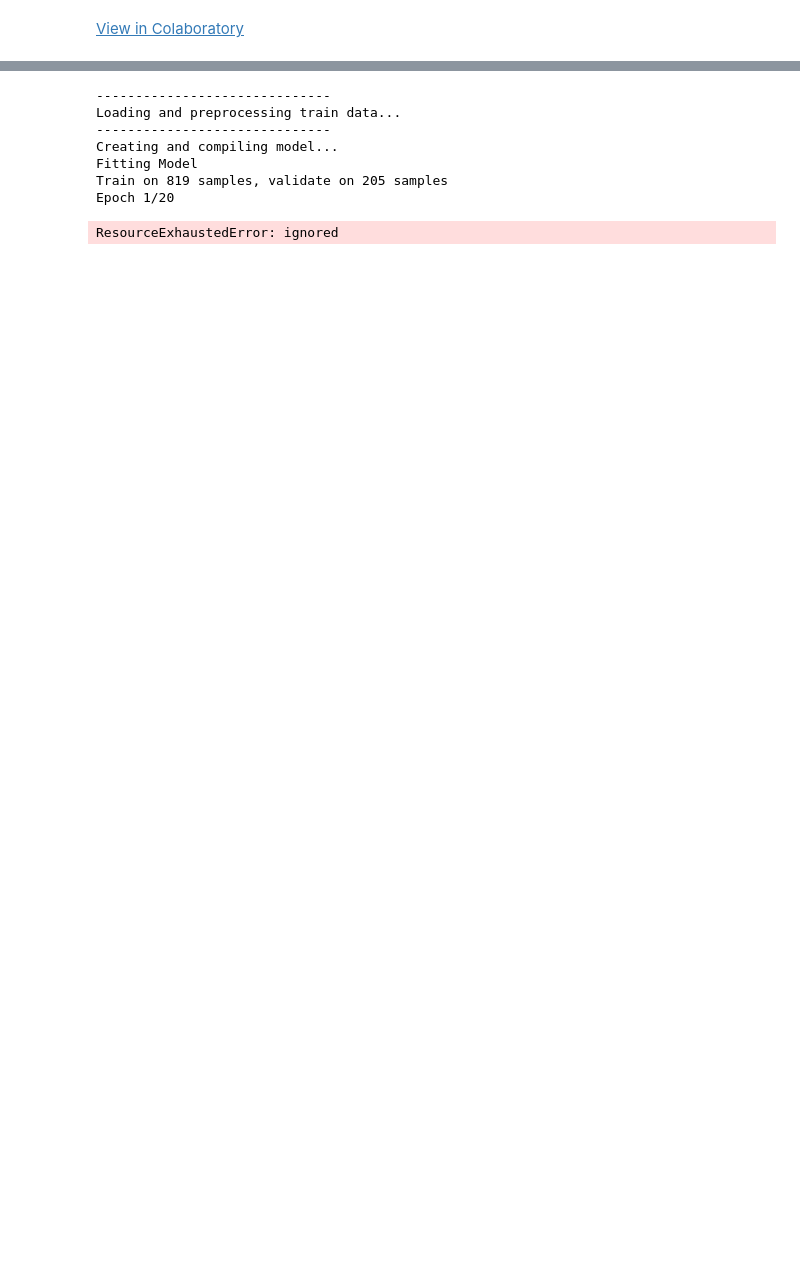
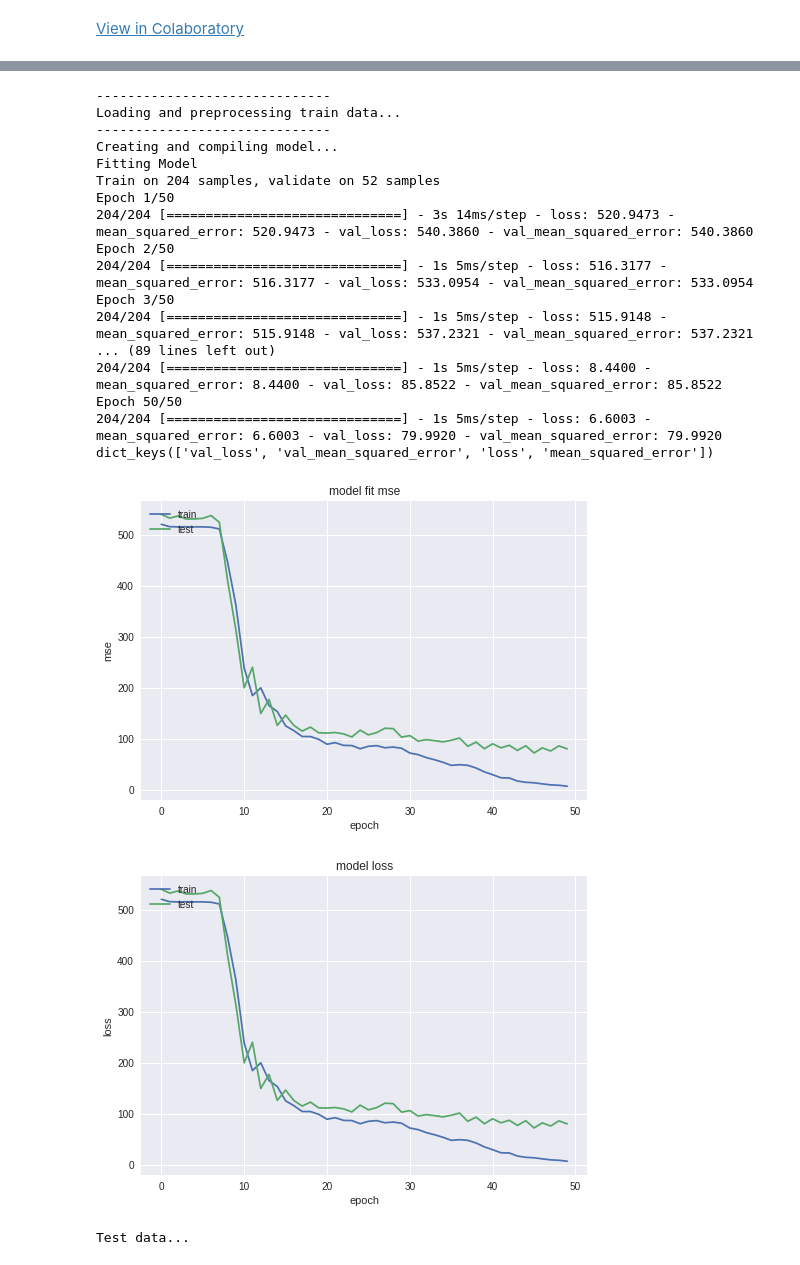
Before and after one commit to ajoshiusc/BrainSync, a Jupyter notebook: deep_rigid.ipynb, the cells around one changed output, grey strips where cells are left out. Saved outputs shown, nothing was run; the diff lists cells and outputs as text; code cells hidden in the pictures; blank space fills up the shorter version.

```diff
--- a/deep_rigid.ipynb
+++ b/deep_rigid.ipynb
@@ -3,9 +3,7 @@
 # %%
 #AUM
 #Shree Ganeshaya Namaha
-
-#from skimage.transform import resize, rotate
-#from skimage import transform as tf
+from skimage import transform as tf
 from skimage.transform import resize, rotate
 from skimage.color import rgb2gray
 from skimage.io import imread
@@ -16,6 +14,8 @@ from keras import backend as K
 import numpy as np
 from numpy.random import uniform
 import matplotlib.pyplot as plt
+from skimage.viewer import ImageViewer
+
 
 K.set_image_data_format('channels_last')  # TF dimension ordering in this code
 
@@ -52,7 +52,8 @@ def get_rr_net():
     conv5 = Conv2D(512, (3, 3), activation='relu', padding='same')(pool4)
     conv5 = Conv2D(512, (3, 3), activation='relu', padding='same')(conv5)
     flat1 = Flatten()(conv5)
-    out_theta = Dense(1)(flat1)
+    d1= Dense(64,activation='relu')(flat1)
+    out_theta = Dense(3)(d1)
 #    conv_tx = Conv2D(1, (1, 1), activation=final_activation)(conv5)
 #    conv_ty = Conv2D(1, (1, 1), activation=final_activation)(conv5)
 #    conv_theta = Conv2D(1, (1, 1), activation='tanh')(conv5)
@@ -68,18 +69,33 @@ def get_rr_net():
 
 def gen_train_data(img, N=1024):
     imgs_train = np.zeros((N, img.shape[0], img.shape[1], 2))
-    out_train = uniform(low=-90, high=90, size=(N,1))
+    noise = uniform(low=-1,high=1,size=imgs_train.shape)
+    out_train = np.zeros((N, 3))
+    rot = uniform(low=-60, high=60, size=(N,1))
+    tx = uniform(low=-25, high=25, size=(N,1))
+    ty = uniform(low=-25, high=25, size=(N,1))
+    out_train[:,0]=rot.squeeze()
+    out_train[:,1]=tx.squeeze()
+    out_train[:,2]=ty.squeeze()
+
     in_rot = uniform(low=-90, high=90, size=(N,1))
 
     for j in range(N):
+
+#        img2 = tf.warp(img,aff)
         img2 = rotate(img, in_rot[j])
         img2 -= np.mean(img2)
         img2 /= np.std(img2)
-        imgs_train[j, :, :, 0] = img2
-        img3 = 10-1*np.tanh(rotate(img2, out_train[j]))
+        imgs_train[j, :, :, 0] = img2 + noise[j,:,:,0]
+        aff = tf.AffineTransform(rotation = (np.pi/180.0)*rot[j], translation=(tx[j],ty[j]))
+        img3 = 10-1*np.tanh(tf.warp(img2, aff)) +  noise[j,:,:,1]#
         img3 -= np.mean(img3)
         img3 /= np.std(img3)
         imgs_train[j, :, :, 1] = img3
+
+        if 0:
+            viewer = ImageViewer(img3)
+            viewer.show()
 
     return imgs_train, out_train
 
@@ -88,53 +104,65 @@ def train_and_predict():
     print('-'*30)
     print('Loading and preprocessing train data...')
     print('-'*30)
-    img = resize(rgb2gray(imread('brain_img.jpg')).astype('float32'),(img_rows,img_cols),mode='constant')
+    img = resize(rgb2gray(imread('sample_brain.png')).astype('float32'),(img_rows,img_cols),mode='constant')
     mean = np.mean(img)  # mean for data centering
     std = np.std(img)  # std for data normalization
 
     img -= mean
     img /= std
 
-    imgs_train, out_train = gen_train_data(img, 1024)
+    imgs_train, out_train = gen_train_data(img, 256)
 
     print('Creating and compiling model...')
     rrmodel = get_rr_net()
     model_checkpoint = ModelCheckpoint('weights.h5', monitor='val_loss', save_best_only=True)
 
     print('Fitting Model')
-    history = rrmodel.fit(imgs_train, out_train, batch_size=32, epochs=20, verbose=1,
+    history = rrmodel.fit(imgs_train, out_train, batch_size=32, epochs=50, verbose=1,
                 shuffle=True, validation_split=0.2,
                 callbacks=[model_checkpoint])
     # list all data in history
     print(history.history.keys())
     # summarize history for accuracy
     plt.plot(history.history['mean_squared_error'])
     plt.plot(history.history['val_mean_squared_error'])
     plt.title('model fit mse')
     plt.ylabel('mse')
     plt.xlabel('epoch')
     plt.legend(['train', 'test'], loc='upper left')
     plt.show()
     # summarize history for loss
     plt.plot(history.history['loss'])
     plt.plot(history.history['val_loss'])
     plt.title('model loss')
     plt.ylabel('loss')
     plt.xlabel('epoch')
     plt.legend(['train', 'test'], loc='upper left')
     plt.show()
     print('Test data...')
 
 
 if __name__ == '__main__':
     train_and_predict()
 # %% [output]
 [interactive output not drawn]
 ------------------------------
 Loading and preprocessing train data...
 ------------------------------
 Creating and compiling model...
 Fitting Model
-Train on 819 samples, validate on 205 samples
-Epoch 1/20
+Train on 204 samples, validate on 52 samples
+Epoch 1/50
+204/204 [==============================] - 3s 14ms/step - loss: 520.9473 - mean_squared_error: 520.9473 - val_loss: 540.3860 - val_mean_squared_error: 540.3860
+Epoch 2/50
+204/204 [==============================] - 1s 5ms/step - loss: 516.3177 - mean_squared_error: 516.3177 - val_loss: 533.0954 - val_mean_squared_error: 533.0954
+Epoch 3/50
+204/204 [==============================] - 1s 5ms/step - loss: 515.9148 - mean_squared_error: 515.9148 - val_loss: 537.2321 - val_mean_squared_error: 537.2321
+... (89 lines left out)
+204/204 [==============================] - 1s 5ms/step - loss: 8.4400 - mean_squared_error: 8.4400 - val_loss: 85.8522 - val_mean_squared_error: 85.8522
+Epoch 50/50
+204/204 [==============================] - 1s 5ms/step - loss: 6.6003 - mean_squared_error: 6.6003 - val_loss: 79.9920 - val_mean_squared_error: 79.9920
+dict_keys(['val_loss', 'val_mean_squared_error', 'loss', 'mean_squared_error'])
+[figure, added]
+[figure, added]
-ResourceExhaustedError: ignored
+Test data...
```
